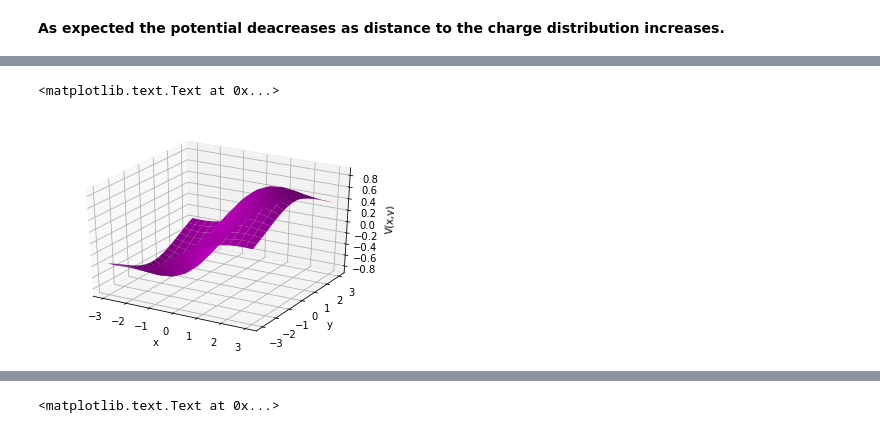
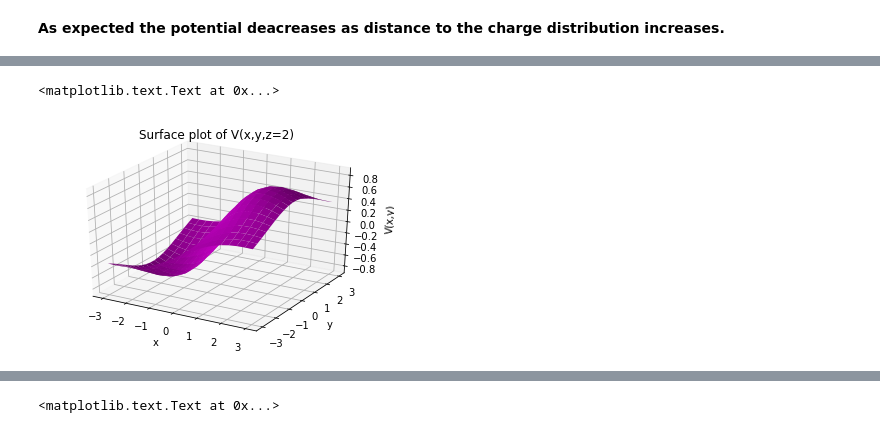
Before and after one commit to Phys7321/HW02-Seyedolmohadesin, a Jupyter notebook: HW02.ipynb, the cells around one changed output, grey strips where cells are left out. Saved outputs shown, nothing was run; the diff lists cells and outputs as text; code cells hidden in the pictures.

Commit message:
fix plots

```diff
--- a/HW02.ipynb
+++ b/HW02.ipynb
@@ -168,0 +116,32 @@ ax1.set_zlabel('Ey(x,y)')
+# %%
+x=np.linspace(1,3,20)
+y=np.linspace(2,4,20)
+z=np.linspace(1,3,5)
+v1=np.zeros((len(x),len(y),len(z)))
+v2=np.zeros((len(x),len(y),len(z)))
+v=np.zeros((len(x),len(y),len(z)))
+
+for i in range(0,len(x)) :
+    for j in range(0,len(y)) :
+        for k in range(0,len(z)):
+            f1=lambda xp: xp**2/math.sqrt((x[i]-xp)**2+(y[j]-1)**2+z[k]**2)
+            f2=lambda yp: yp/math.sqrt(x[i]**2+(y[j]-yp)**2+z[k]**2)
+            v1[j,i,k]=sci.romberg(f1,0,1)
+            v2[j,i,k]=sci.romberg(f2,1,2)
+            v[j,i,k]=v1[j,i,k]+v2[j,i,k]
+
+
+varray=np.zeros((len(x),len(y)))
+for i in range(0,len(x)) :
+    for j in range(0,len(y)) :
+        varray[j,i]=v[j,i,0]
+
+
+fig = pyplot.figure()
+ax = fig.gca(projection='3d')
+X, Y = np.meshgrid(x, y)
+surf = ax.plot_surface(X, Y, varray,shade=True,color='m')
+ax.set_xlabel('x')
+ax.set_ylabel('y')
+ax.set_zlabel('V(x,y)')
+ax.set_title('V(x,y,z=1)')
@@ -176,21 +214,22 @@ ax1.set_zlabel('Ey(x,y)')
 # %%
 x=np.linspace(-3,+3,20)
 y=np.linspace(-3,+3,20)
 z=2
 v=np.zeros((len(x),len(y)))
 for i in range(0,len(x)):
     for j in range (0,len(y)):
         f=lambda r,t : cos(t)*r**2/math.sqrt((x[i]-r*cos(t))**2 + (y[j]-r*sin(t))**2 + z**2 )
         integral=sci.nquad(f,[[0,2],[0,2*pi]])
         v[j,i]=integral[0]
 
 fig = pyplot.figure()
 ax = fig.gca(projection='3d')
 X, Y = np.meshgrid(x, y)
 surf = ax.plot_surface(X, Y, v,shade=True,color='m')
 ax.set_xlabel('x')
 ax.set_ylabel('y')
 ax.set_zlabel('V(x,y)')
+ax.set_title('Surface plot of V(x,y,z=2)')
 # %% [output]
 <matplotlib.text.Text at 0x...>
-[figure, old version]
+[figure, new version]
```
Also changed, not shown: parts of 11 cells of this notebook, 1 other file.
